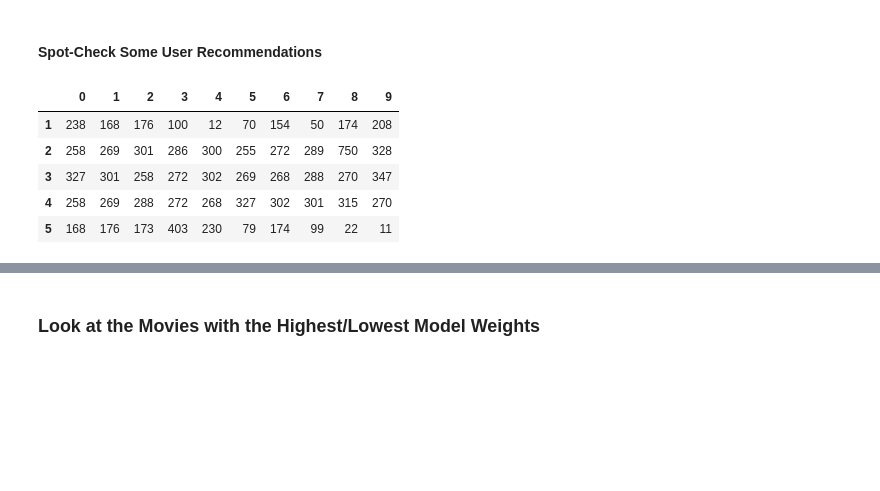
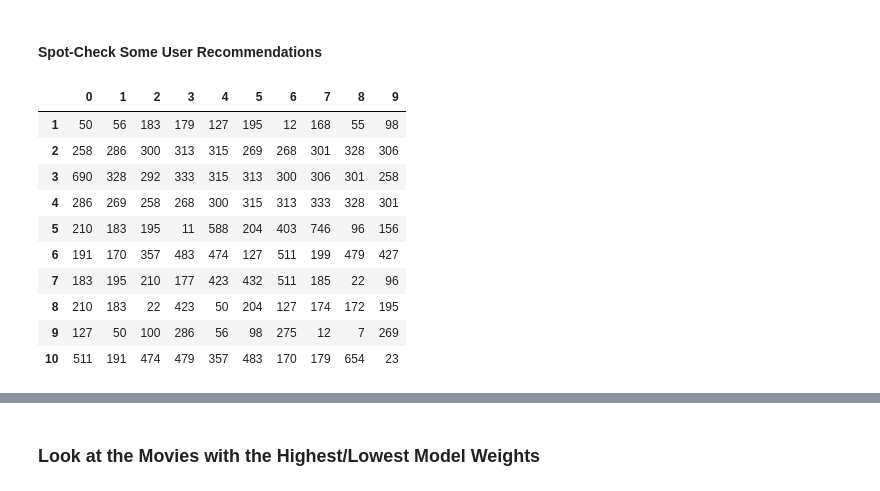
Before and after one commit to etlundquist/rankfm, a Jupyter notebook: notebooks/movielens-example.ipynb, the cells around one changed output, grey strips where cells are left out. Drawn from its saved outputs; the diff is of its cells as text; code cells hidden in the pictures; blank space fills up the shorter version.

```diff
--- a/notebooks/rank-fm.ipynb
+++ b/notebooks/movielens-example.ipynb
@@ -20,0 +20,5 @@ from jax import grad, jit, vmap
+# %%
+curdir = sys.path[0]
+srcdir = os.path.join(os.path.split(curdir)[0], 'rankfm')
+sys.path[0] = srcdir
+srcdir
@@ -21,3 +37,4 @@ from jax import grad, jit, vmap
 # %%
-REPO_ROOT = "/Users/ericlundquist/Repos/rankfm"
+REPO_ROOT = os.path.split(srcdir)[0]
 DATA_ROOT = os.path.join(REPO_ROOT, "data/ml-100k")
+print("\n".join([REPO_ROOT, DATA_ROOT]))
@@ -556,14 +286,19 @@ baseline precision: 0.098 baseline recall: 0.087
 # %%
 test_users = list(test_user_items.keys())
 recommendations = model.recommend_for_users(test_users, n_items=10)
-recommendations.head()
+recommendations.head(10)
 # %% [output]
 |  | 0 | 1 | 2 | 3 | 4 | 5 | 6 | 7 | 8 | 9 |
-| 1 | 238 | 168 | 176 | 100 | 12 | 70 | 154 | 50 | 174 | 208 |
-| 2 | 258 | 269 | 301 | 286 | 300 | 255 | 272 | 289 | 750 | 328 |
-| 3 | 327 | 301 | 258 | 272 | 302 | 269 | 268 | 288 | 270 | 347 |
-| 4 | 258 | 269 | 288 | 272 | 268 | 327 | 302 | 301 | 315 | 270 |
-| 5 | 168 | 176 | 173 | 403 | 230 | 79 | 174 | 99 | 22 | 11 |
+| 1 | 50 | 56 | 183 | 179 | 127 | 195 | 12 | 168 | 55 | 98 |
+| 2 | 258 | 286 | 300 | 313 | 315 | 269 | 268 | 301 | 328 | 306 |
+| 3 | 690 | 328 | 292 | 333 | 315 | 313 | 300 | 306 | 301 | 258 |
+| 4 | 286 | 269 | 258 | 268 | 300 | 315 | 313 | 333 | 328 | 301 |
+| 5 | 210 | 183 | 195 | 11 | 588 | 204 | 403 | 746 | 96 | 156 |
+| 6 | 191 | 170 | 357 | 483 | 474 | 127 | 511 | 199 | 479 | 427 |
+| 7 | 183 | 195 | 210 | 177 | 423 | 432 | 511 | 185 | 22 | 96 |
+| 8 | 210 | 183 | 22 | 423 | 50 | 204 | 127 | 174 | 172 | 195 |
+| 9 | 127 | 50 | 100 | 286 | 56 | 98 | 275 | 12 | 7 | 269 |
+| 10 | 511 | 191 | 474 | 479 | 357 | 483 | 170 | 179 | 654 | 23 |
 # %%
 user_id = 6
 user_recs = recommendations.loc[user_id]
```
Also changed, not shown: parts of 33 cells of this notebook, 9 other files.
